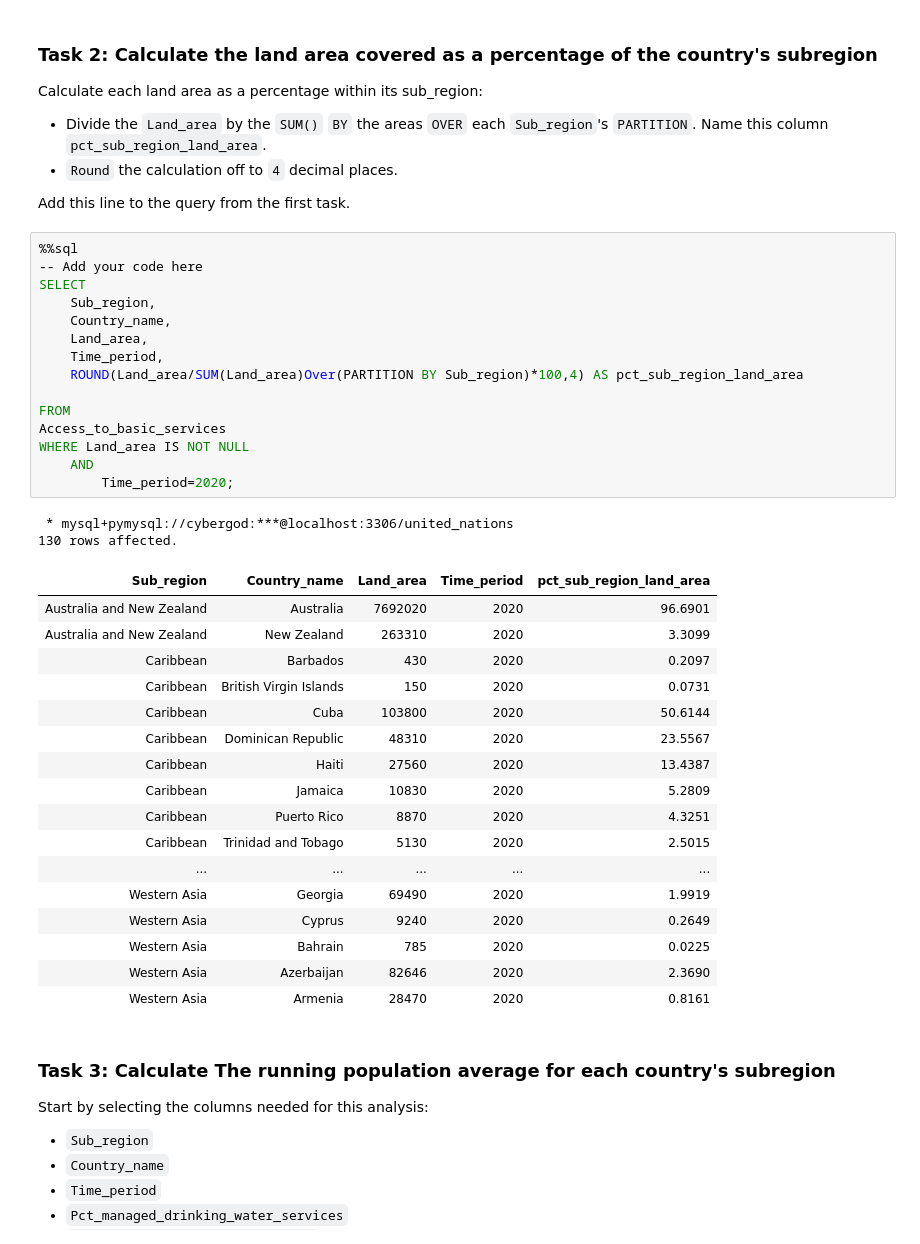
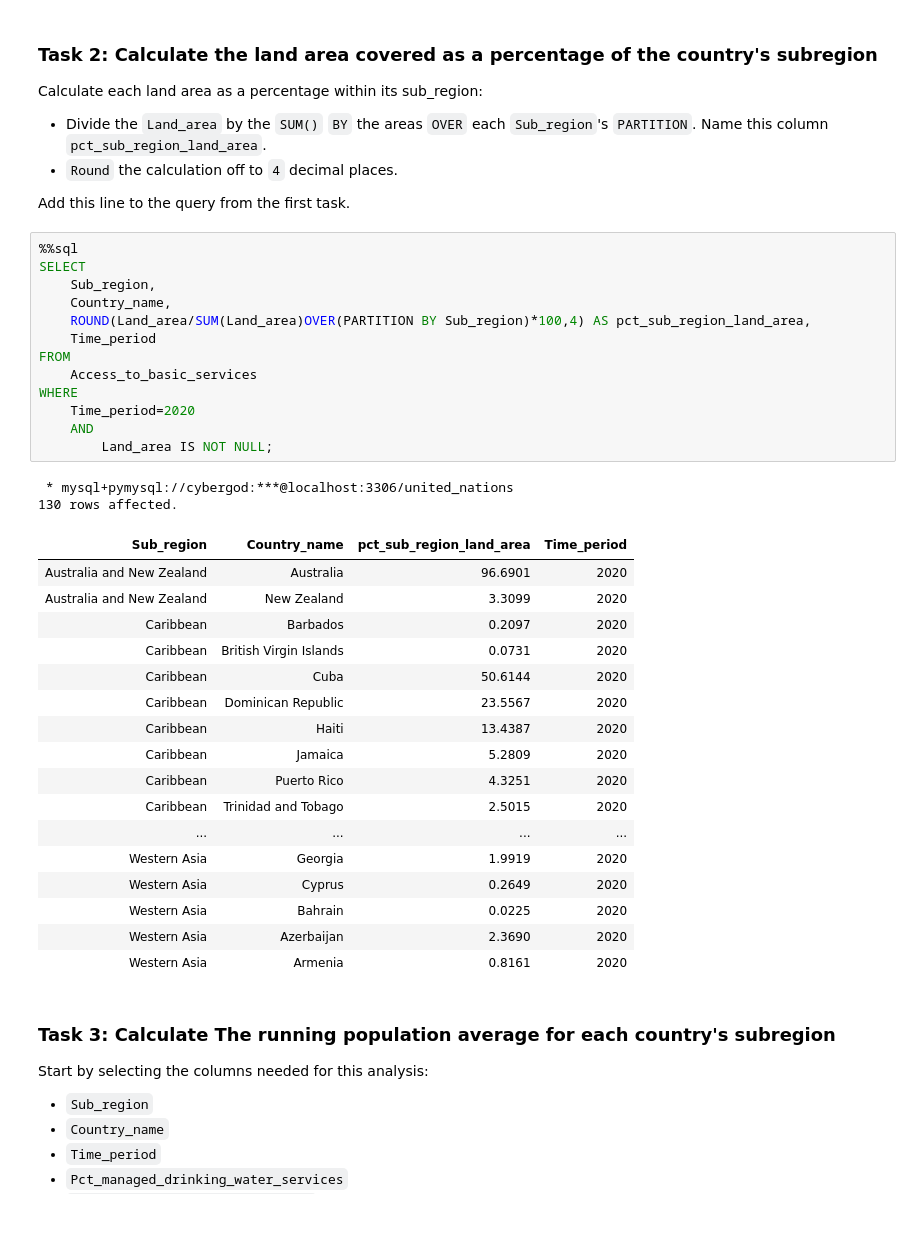
Before and after one commit to NelsonMungai/SQL_Projects, a Jupyter notebook: Module 9/Aggregation using window functions [Notebook].ipynb, the cells around one changed output. Drawn from its saved outputs; the diff is of its cells as text.

```diff
--- a/Module 9/Aggregation using window functions [Notebook].ipynb
+++ b/Module 9/Aggregation using window functions [Notebook].ipynb
@@ -89,39 +89,37 @@ Calculate each land area as a percentage within its sub_region:
 Add this line to the query from the first task.
 # %%
 %%sql
--- Add your code here
 SELECT
     Sub_region,
     Country_name,
-    Land_area,
-    Time_period,
-    ROUND(Land_area/SUM(Land_area)Over(PARTITION BY Sub_region)*100,4) AS pct_sub_region_land_area
-
+    ROUND(Land_area/SUM(Land_area)OVER(PARTITION BY Sub_region)*100,4) AS pct_sub_region_land_area,
+    Time_period
 FROM
-Access_to_basic_services
-WHERE Land_area IS NOT NULL
+    Access_to_basic_services
+WHERE
+    Time_period=2020
     AND
-        Time_period=2020;
+        Land_area IS NOT NULL;
 # %% [output]
  * mysql+pymysql://cybergod:***@localhost:3306/united_nations
 130 rows affected.
-| Sub_region | Country_name | Land_area | Time_period | pct_sub_region_land_area |
-| Australia and New Zealand | Australia | 7692020 | 2020 | 96.6901 |
-| Australia and New Zealand | New Zealand | 263310 | 2020 | 3.3099 |
-| Caribbean | Barbados | 430 | 2020 | 0.2097 |
-| Caribbean | British Virgin Islands | 150 | 2020 | 0.0731 |
-| Caribbean | Cuba | 103800 | 2020 | 50.6144 |
-| Caribbean | Dominican Republic | 48310 | 2020 | 23.5567 |
-| Caribbean | Haiti | 27560 | 2020 | 13.4387 |
-| Caribbean | Jamaica | 10830 | 2020 | 5.2809 |
-| Caribbean | Puerto Rico | 8870 | 2020 | 4.3251 |
-| Caribbean | Trinidad and Tobago | 5130 | 2020 | 2.5015 |
-| ... | ... | ... | ... | ... |
-| Western Asia | Georgia | 69490 | 2020 | 1.9919 |
-| Western Asia | Cyprus | 9240 | 2020 | 0.2649 |
-| Western Asia | Bahrain | 785 | 2020 | 0.0225 |
-| Western Asia | Azerbaijan | 82646 | 2020 | 2.3690 |
-| Western Asia | Armenia | 28470 | 2020 | 0.8161 |
+| Sub_region | Country_name | pct_sub_region_land_area | Time_period |
+| Australia and New Zealand | Australia | 96.6901 | 2020 |
+| Australia and New Zealand | New Zealand | 3.3099 | 2020 |
+| Caribbean | Barbados | 0.2097 | 2020 |
+| Caribbean | British Virgin Islands | 0.0731 | 2020 |
+| Caribbean | Cuba | 50.6144 | 2020 |
+| Caribbean | Dominican Republic | 23.5567 | 2020 |
+| Caribbean | Haiti | 13.4387 | 2020 |
+| Caribbean | Jamaica | 5.2809 | 2020 |
+| Caribbean | Puerto Rico | 4.3251 | 2020 |
+| Caribbean | Trinidad and Tobago | 2.5015 | 2020 |
+| ... | ... | ... | ... |
+| Western Asia | Georgia | 1.9919 | 2020 |
+| Western Asia | Cyprus | 0.2649 | 2020 |
+| Western Asia | Bahrain | 0.0225 | 2020 |
+| Western Asia | Azerbaijan | 2.3690 | 2020 |
+| Western Asia | Armenia | 0.8161 | 2020 |
 # %% [markdown]
 ### Task 3: Calculate The running population average for each country's subregion
 
```
Also changed, not shown: parts of 2 cells of this notebook, 4 other files.
